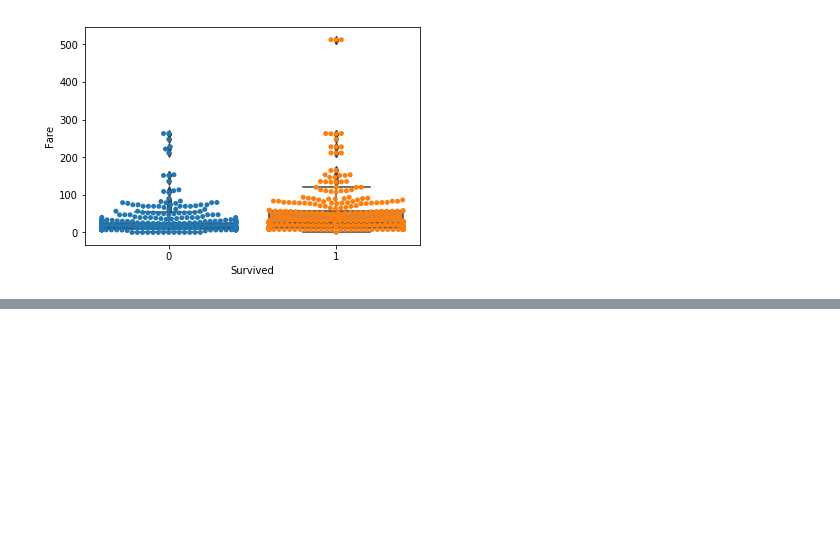
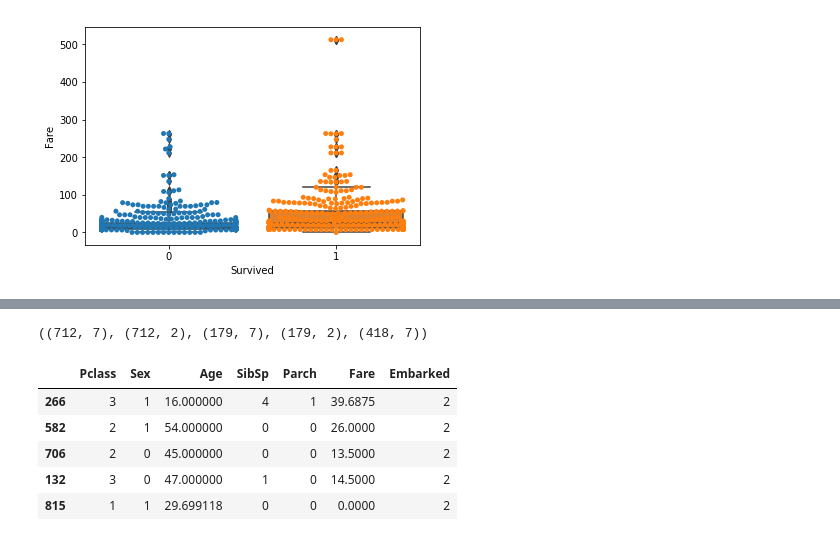
Before and after one commit to notha99y/EDA, a Jupyter notebook: Titanic.ipynb, the cells around one changed output, grey strips where cells are left out. Drawn from its saved outputs; the diff is of its cells as text; code cells hidden in the pictures; blank space fills up the shorter version.

```diff
--- a/Titanic.ipynb
+++ b/Titanic.ipynb
@@ -303,0 +292,13 @@ X_train, y_train = simple_preprocessing(train_df)
+# %%
+X_train.shape, y_train.shape, X_val.shape, y_val.shape, X_test.shape
+# %% [output]
+((712, 7), (712, 2), (179, 7), (179, 2), (418, 7))
+# %%
+X_train.head()
+# %% [output]
+|  | Pclass | Sex | Age | SibSp | Parch | Fare | Embarked |
+| 266 | 3 | 1 | 16.000000 | 4 | 1 | 39.6875 | 2 |
+| 582 | 2 | 1 | 54.000000 | 0 | 0 | 26.0000 | 2 |
+| 706 | 2 | 0 | 45.000000 | 0 | 0 | 13.5000 | 2 |
+| 132 | 3 | 0 | 47.000000 | 1 | 0 | 14.5000 | 2 |
+| 815 | 1 | 1 | 29.699118 | 0 | 0 | 0.0000 | 2 |
```
Also changed, not shown: parts of 17 cells of this notebook, 3 other files.
